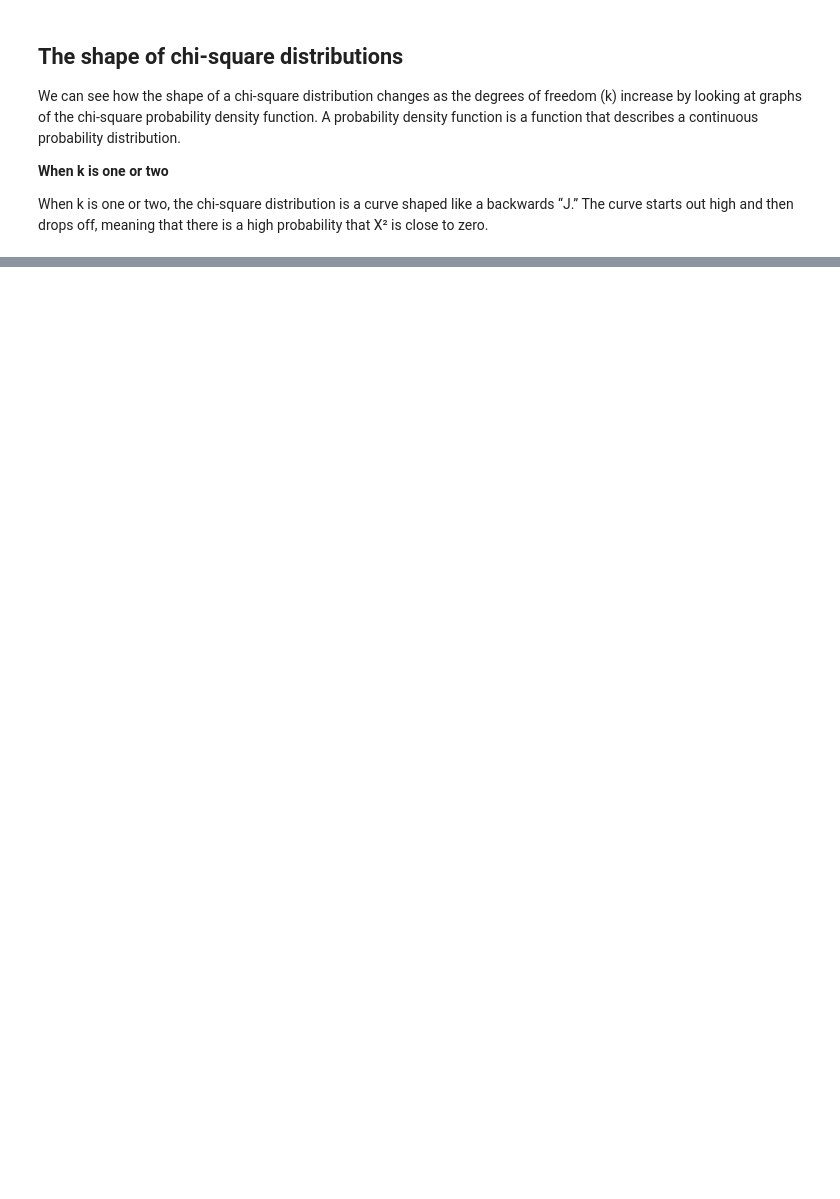
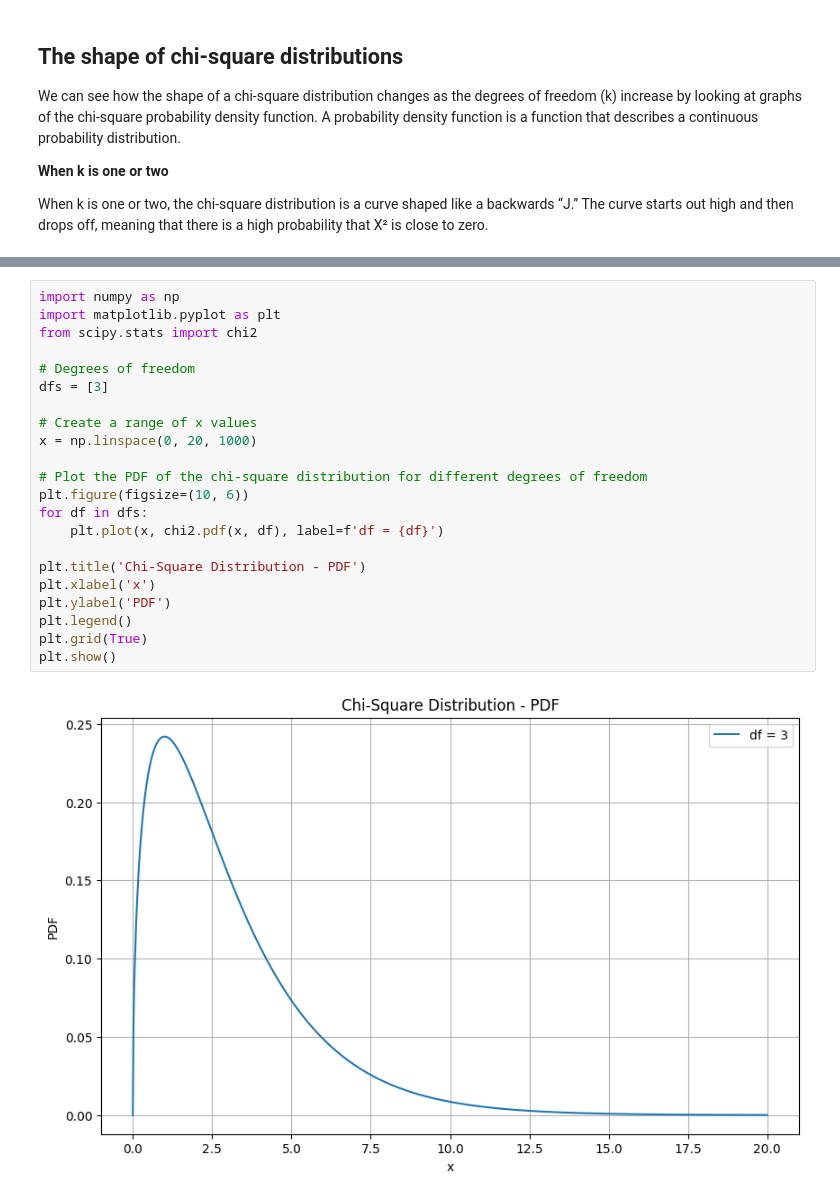
Before and after one commit to WenfongWW/Statistics-with-Python, a Jupyter notebook: Probability Distribution/4.ChiSquare_Distribution.ipynb, the cells around one changed output, grey strips where cells are left out. Drawn from its saved outputs; the diff is of its cells as text; blank space fills up the shorter version.

```diff
--- a/Probability Distribution/4.ChiSquare_Distribution.ipynb
+++ b/Probability Distribution/4.ChiSquare_Distribution.ipynb
@@ -90,0 +88,24 @@ P-value: 0.5747
+# %%
+import numpy as np
+import matplotlib.pyplot as plt
+from scipy.stats import chi2
+
+# Degrees of freedom
+dfs = [3]
+
+# Create a range of x values
+x = np.linspace(0, 20, 1000)
+
+# Plot the PDF of the chi-square distribution for different degrees of freedom
+plt.figure(figsize=(10, 6))
+for df in dfs:
+    plt.plot(x, chi2.pdf(x, df), label=f'df = {df}')
+
+plt.title('Chi-Square Distribution - PDF')
+plt.xlabel('x')
+plt.ylabel('PDF')
+plt.legend()
+plt.grid(True)
+plt.show()
+# %% [output]
+[figure, added]
```
Also changed, not shown: parts of 7 cells of this notebook, 2 other files.
